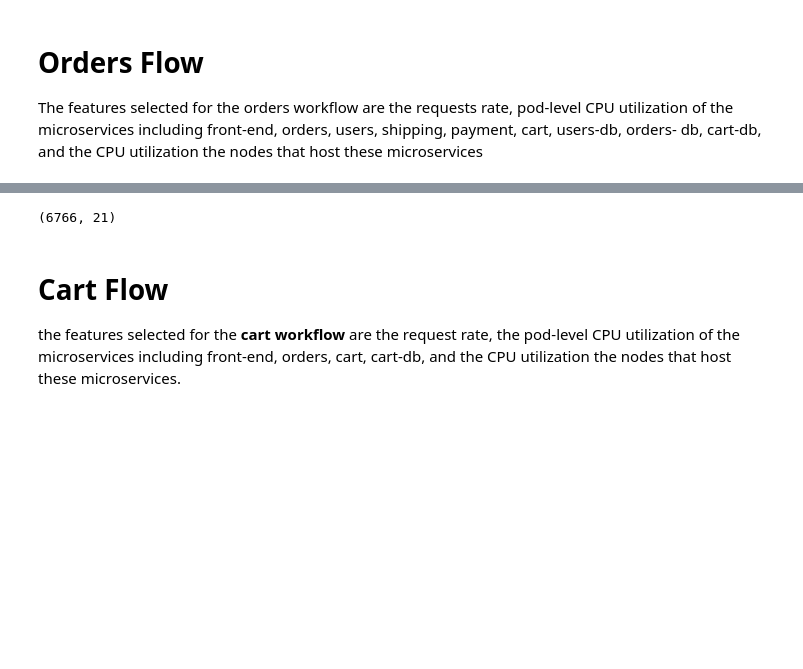
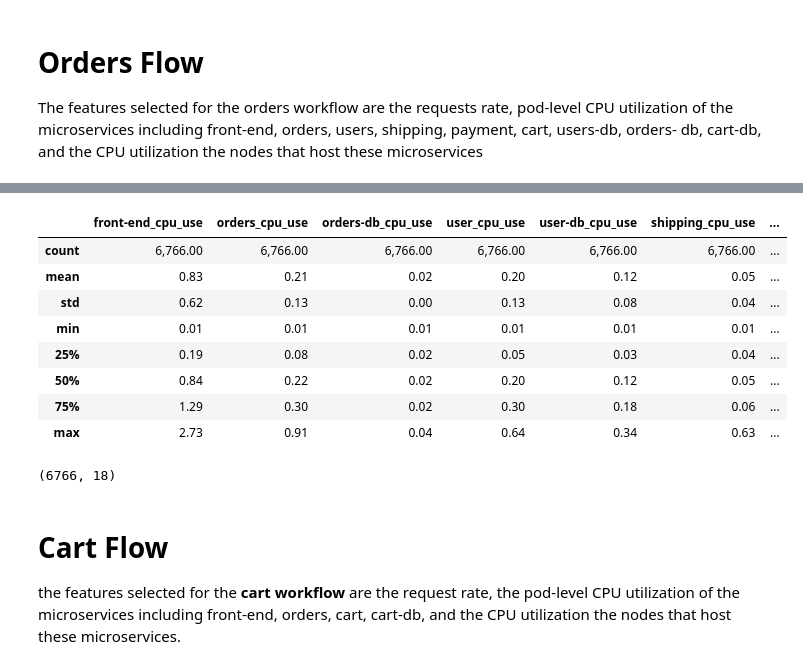
Before and after one commit to Haybu/infs890-spring2020-latency-prediction, a Jupyter notebook: analysis/sock-shop/1- read raw data and cleanup.ipynb, the cells around one changed output, grey strips where cells are left out. Cells and saved outputs as stored; diff of their text form; code cells hidden in the pictures; blank space fills up the shorter version.

```diff
--- a/analysis/sock-shop/1- read raw data and cleanup.ipynb
+++ b/analysis/sock-shop/1- read raw data and cleanup.ipynb
@@ -19,7 +19,7 @@ sns.set(color_codes=True)
 #sns.set_color_codes()
 
 pd.options.display.max_rows = 15
-pd.options.display.float_format = '{:,.3f}'.format
+pd.options.display.float_format = '{:,.2f}'.format
 # %% [markdown]
 # Read the raw data.
 
@@ -295,20 +295,20 @@ selected_services_cpu = ['front-end_cpu_use'
                      ,'carts_cpu_use'
                      ,'carts-db_cpu_use'
                      ]
-orders_flow_df = services_cpu_use_df[selected_services]
+orders_flow_df = services_cpu_use_df[selected_services_cpu]
 
 # add services pods
-selected_services_cpu = ['front-end_pods'
+selected_services_pods = ['front-end_pods'
                      ,'orders_pods'
-                     ,'orders-db_pods'
+                     #,'orders-db_pods'
                      ,'user_pods'
-                     ,'user-db_pods'
+                     #,'user-db_pods'
                      ,'shipping_pods'
                      ,'payment_pods'
                      ,'carts_pods'
-                     ,'carts-db_pods'
+                     #,'carts-db_pods'
                      ]
-orders_pods_df = services_pods_df[selected_services_cpu]
+orders_pods_df = services_pods_df[selected_services_pods]
 orders_flow_df = merge(orders_flow_df, orders_pods_df)
 
 # add the nodes cpu use
@@ -333,7 +332,19 @@ orders_flow_df.head(5)
+# %%
+orders_flow_df.describe()
+# %% [output]
+|  | front-end_cpu_use | orders_cpu_use | orders-db_cpu_use | user_cpu_use | user-db_cpu_use | shipping_cpu_use | ... |
+| count | 6,766.00 | 6,766.00 | 6,766.00 | 6,766.00 | 6,766.00 | 6,766.00 | ... |
+| mean | 0.83 | 0.21 | 0.02 | 0.20 | 0.12 | 0.05 | ... |
+| std | 0.62 | 0.13 | 0.00 | 0.13 | 0.08 | 0.04 | ... |
+| min | 0.01 | 0.01 | 0.01 | 0.01 | 0.01 | 0.01 | ... |
+| 25% | 0.19 | 0.08 | 0.02 | 0.05 | 0.03 | 0.04 | ... |
+| 50% | 0.84 | 0.22 | 0.02 | 0.20 | 0.12 | 0.05 | ... |
+| 75% | 1.29 | 0.30 | 0.02 | 0.30 | 0.18 | 0.06 | ... |
+| max | 2.73 | 0.91 | 0.04 | 0.64 | 0.34 | 0.63 | ... |
 # %%
 orders_flow_df.shape
 # %% [output]
-(6766, 21)
+(6766, 18)
 # %%
 if 1 == 1:
     processed_file_path = processed_dir + 'orders_flow_data.csv'
```
Also changed, not shown: parts of 9 cells of this notebook, 4 other files.
